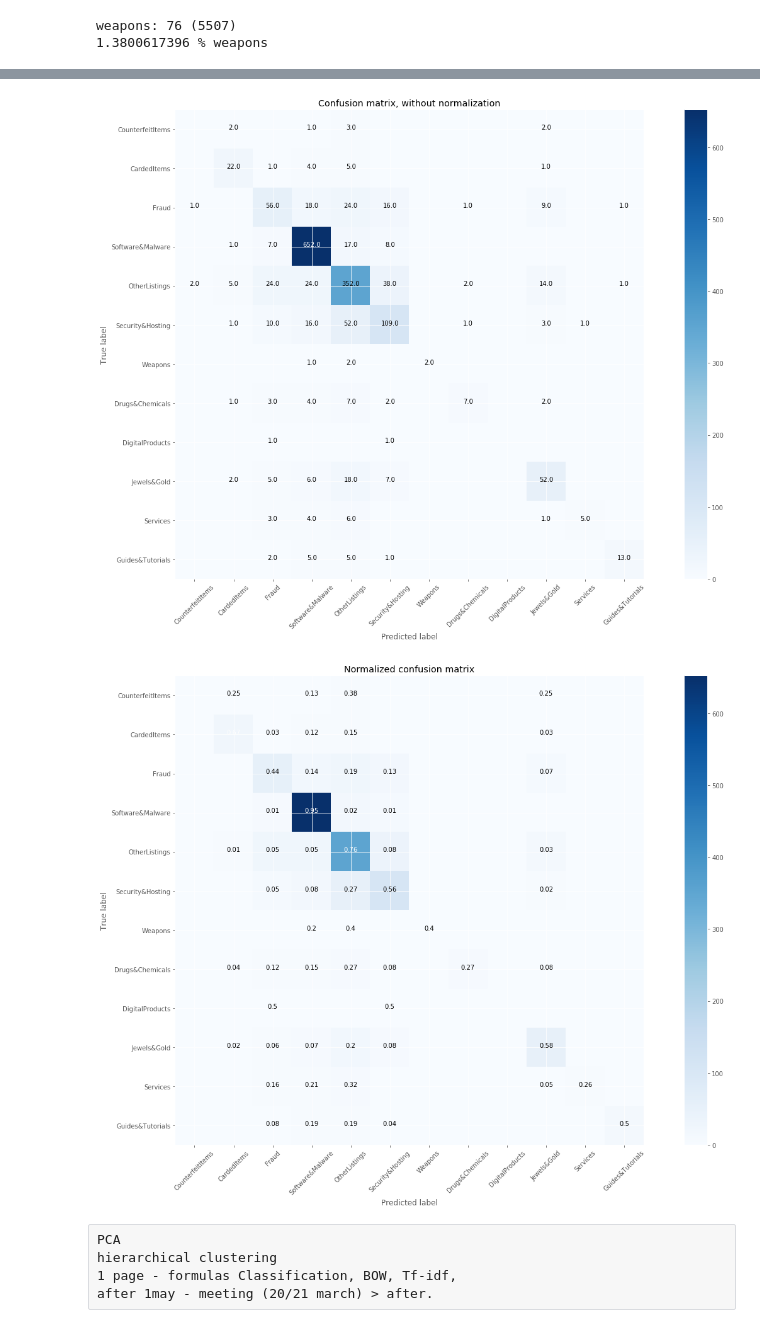
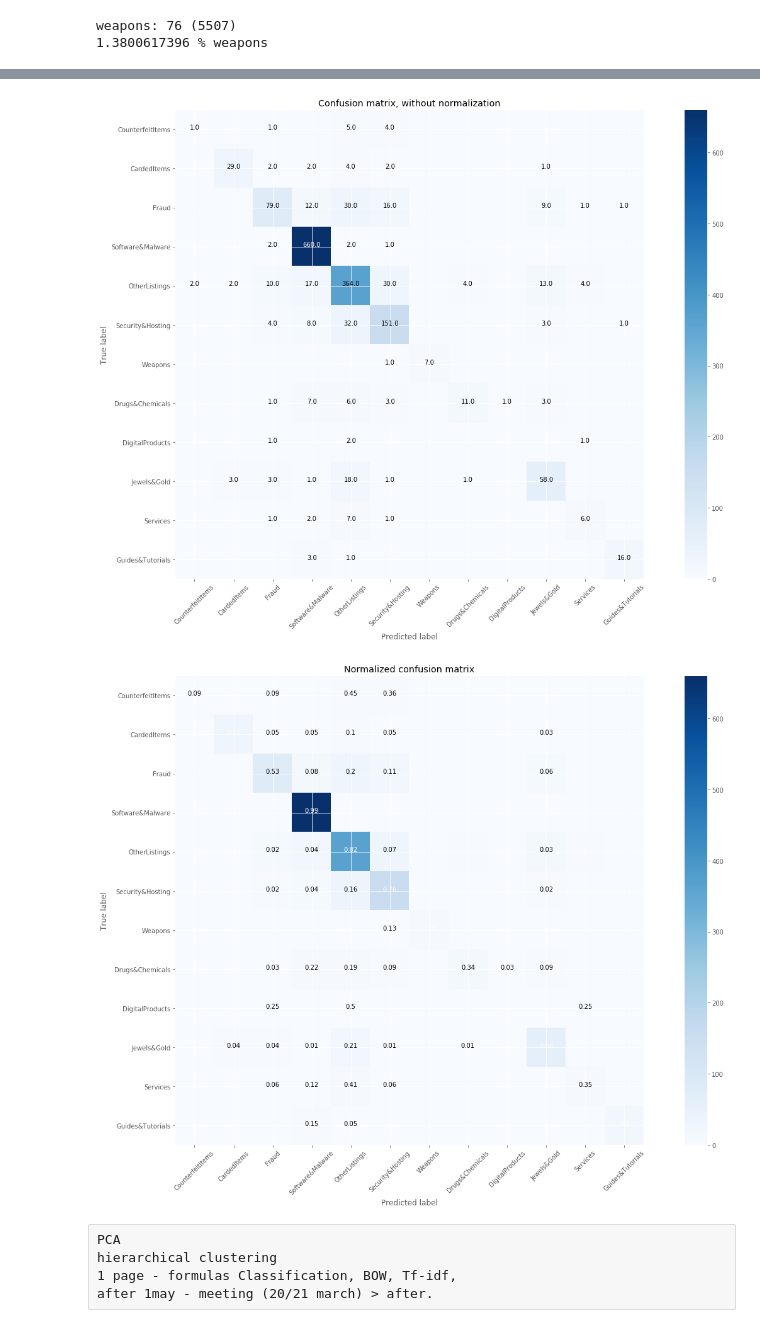
Before and after one commit to hampusadamsson/dl_p2, a Jupyter notebook: jupyter/darknet/dataset_ml.ipynb, the cells around one changed output, grey strips where cells are left out. Saved outputs shown, nothing was run; the diff lists cells and outputs as text; code cells hidden in the pictures.

```diff
--- a/jupyter/darknet/dataset_ml.ipynb
+++ b/jupyter/darknet/dataset_ml.ipynb
@@ -158,11 +175,10 @@ print("KNN - vanilla:",clf.score(X_test, y_test))
 # %%
-import itertools
 %matplotlib inline
 
 X_train, X_test, y_train, y_test = train_test_split(input_data, problem, test_size=0.3)
 class_names = list(set(problem))
 
-clf = sklearn.neighbors.KNeighborsClassifier().fit(X_train, y_train)
+clf = sklearn.svm.LinearSVC(penalty='l1', dual=0, multi_class='crammer_singer').fit(X_train, y_train)
 print("Accuracy:",clf.score(X_test, y_test))
 classifier = clf
 
@@ -250,2 +266,2 @@ Confusion matrix, without normalization
-[figure, old version]
+[figure, new version]
-[figure, old version]
+[figure, new version]
```
Also changed, not shown: parts of 21 cells of this notebook, 2 other files.
